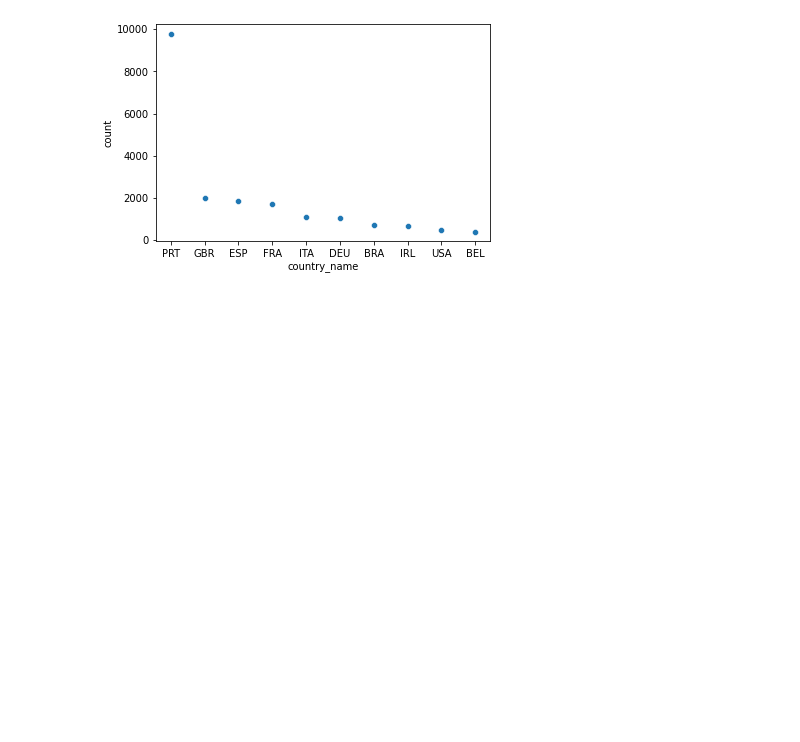
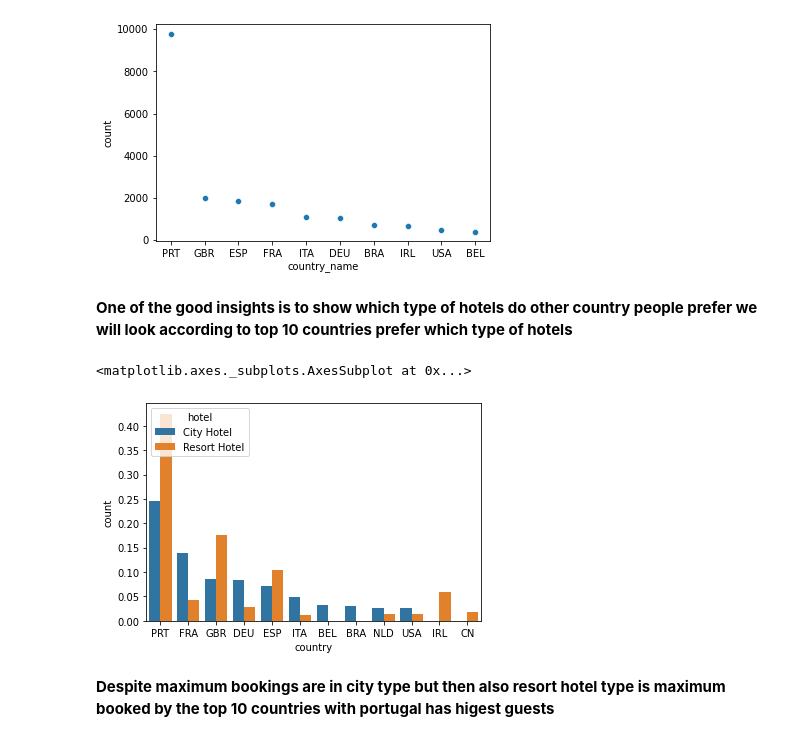
Before and after one commit to saurabhdaund76/Hotel-Booking-Analysis, a Jupyter notebook: Hotel_Booking_Analysis.ipynb, the cells around one changed output. Drawn from its saved outputs; the diff is of its cells as text; code cells hidden in the pictures; blank space fills up the shorter version.

```diff
--- a/Hotel_Booking_Analysis.ipynb
+++ b/Hotel_Booking_Analysis.ipynb
@@ -581,3 +581,34 @@ sns.scatterplot(x=df3['country_name'] , y= df3['count'], data=df3)
 # %% [output]
 <matplotlib.axes._subplots.AxesSubplot at 0x...>
 [figure]
+# %% [markdown]
+**One of the good insights is to show which type of hotels do other country people prefer we will look according to top 10 countries prefer which type of hotels**
+# %%
+
+# lets separate with the city type hotel
+
+type_city = df['hotel']=='City Hotel'
+
+#here we sorted top 10 countries according to city type hotels
+
+sort_city = df[type_city]['country'].value_counts(normalize=True).head(10).reset_index().rename({'index' : 'country', 'country': 'count'},axis=1)
+
+# here we sorted top 10 countries according to resort hotel
+
+sort_resort =df[~type_city]['country'].value_counts(normalize=True).head(10).reset_index().rename({'index' : 'country', 'country': 'count'},axis=1)
+
+sort_city['hotel']  = 'City Hotel'
+sort_resort['hotel'] =  'Resort Hotel'
+
+# Now we will concat above two columns and assign it with df
+
+df3 = pd.concat([sort_city, sort_resort]).reset_index()
+
+# plot the barpot with count and hotel types
+
+sns.barplot(x= 'country', y = 'count', data =df3 , hue="hotel")
+# %% [output]
+<matplotlib.axes._subplots.AxesSubplot at 0x...>
+[figure, added]
+# %% [markdown]
+**Despite maximum bookings are in city type but then also resort hotel type is maximum booked by the top 10 countries with portugal has higest guests**
```
